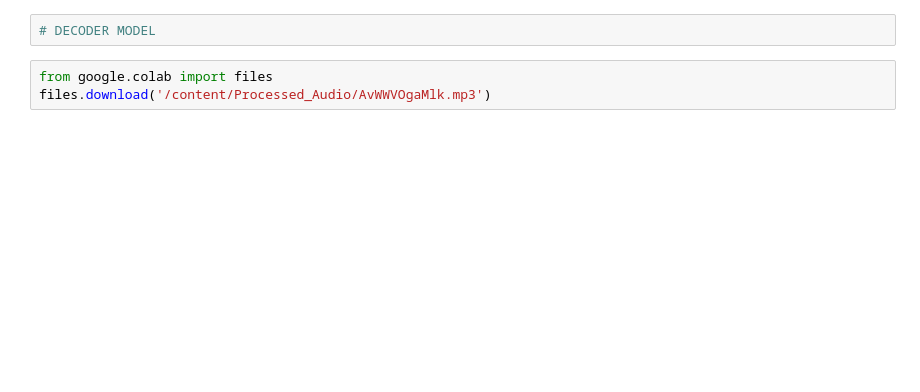
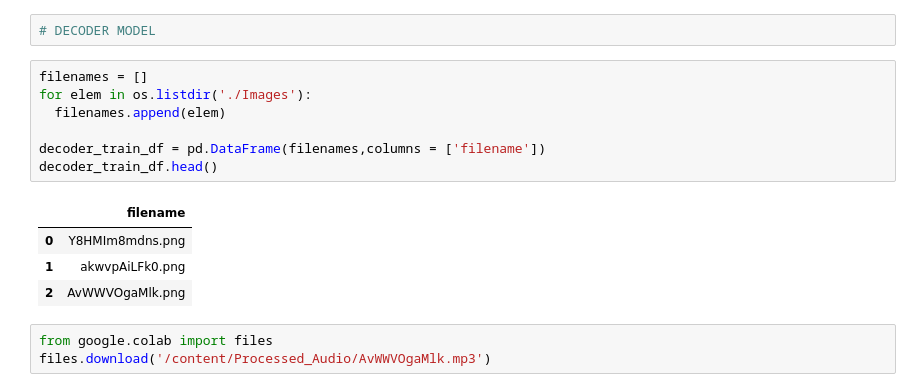
Before and after one commit to ashwinvaswani/Generative-Modelling-of-Images-from-Speech, a Jupyter notebook: src/TIP.ipynb, the cells around one changed output. Saved outputs shown, nothing was run; the diff lists cells and outputs as text; blank space fills up the shorter version.

```diff
--- a/src/TIP.ipynb
+++ b/src/TIP.ipynb
@@ -386,5 +460,17 @@ len(encoder_input)
 # %%
 # DECODER MODEL
+# %%
+filenames = []
+for elem in os.listdir('./Images'):
+  filenames.append(elem)
+
+decoder_train_df = pd.DataFrame(filenames,columns = ['filename'])
+decoder_train_df.head()
+# %% [output]
+|  | filename |
+| 0 | Y8HMIm8mdns.png |
+| 1 | akwvpAiLFk0.png |
+| 2 | AvWWVOgaMlk.png |
 # %%
 from google.colab import files
 files.download('/content/Processed_Audio/AvWWVOgaMlk.mp3')
```
Also changed, not shown: parts of 8 cells of this notebook.
